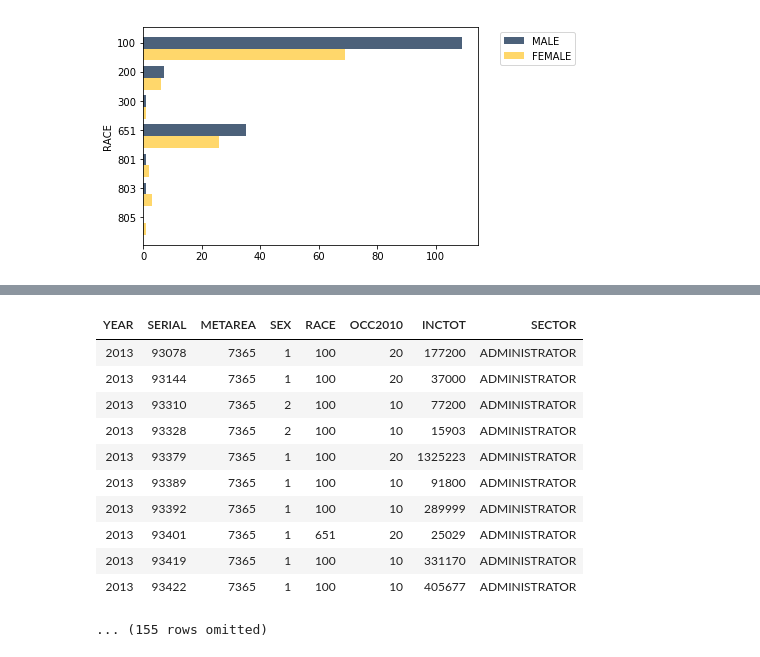
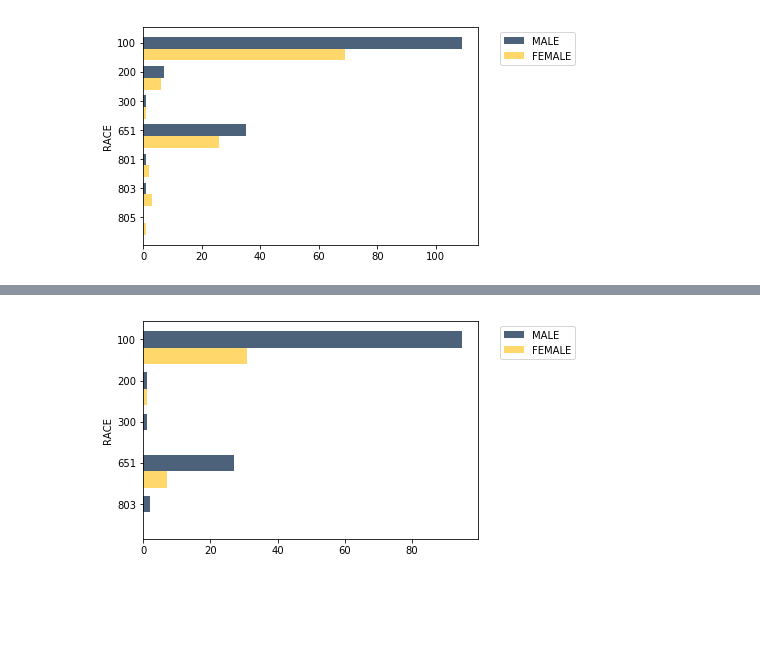
Before and after one commit to ds-modules/GWS-131, a Jupyter notebook: bay_area.ipynb, the cells around one changed output, grey strips where cells are left out. Saved outputs shown, nothing was run; the diff lists cells and outputs as text; code cells hidden in the pictures; blank space fills up the shorter version.

```diff
--- a/bay_area.ipynb
+++ b/bay_area.ipynb
@@ -264,19 +219,9 @@ stemmanager_jobs
-# %%
-administrator_jobs=with_sector.where("SECTOR", are.equal_to("ADMINISTRATOR"))
-administrator_jobs
-# %% [output]
-| YEAR | SERIAL | METAREA | SEX | RACE | OCC2010 | INCTOT | SECTOR |
-| 2013 | 93078 | 7365 | 1 | 100 | 20 | 177200 | ADMINISTRATOR |
-| 2013 | 93144 | 7365 | 1 | 100 | 20 | 37000 | ADMINISTRATOR |
-| 2013 | 93310 | 7365 | 2 | 100 | 10 | 77200 | ADMINISTRATOR |
-| 2013 | 93328 | 7365 | 2 | 100 | 10 | 15903 | ADMINISTRATOR |
-| 2013 | 93379 | 7365 | 1 | 100 | 20 | 1325223 | ADMINISTRATOR |
-| 2013 | 93389 | 7365 | 1 | 100 | 10 | 91800 | ADMINISTRATOR |
-| 2013 | 93392 | 7365 | 1 | 100 | 10 | 289999 | ADMINISTRATOR |
-| 2013 | 93401 | 7365 | 1 | 651 | 20 | 25029 | ADMINISTRATOR |
-| 2013 | 93419 | 7365 | 1 | 100 | 10 | 331170 | ADMINISTRATOR |
-| 2013 | 93422 | 7365 | 1 | 100 | 10 | 405677 | ADMINISTRATOR |
-... (155 rows omitted)
+# %%
+administrator_jobs = with_sector.where("SECTOR", are.equal_to("ADMINISTRATOR")).drop("INCTOT", "SECTOR", "METAREA", "SERIAL","YEAR","OCC2010")
+administrator_jobs = administrator_jobs.pivot("SEX", "RACE").relabel("1", "MALE"). relabel("2", "FEMALE")
+administrator_jobs.barh('RACE')
+# %% [output]
+[figure, added]
 # %%
 #INCOME histogram white women vs. other races of women managers, p value test ~somewhere~
 #MALES vs FEMALES in the same place, average income of POC to the distribution MEN, bootstrap
```
Also changed, not shown: parts of 13 cells of this notebook.
